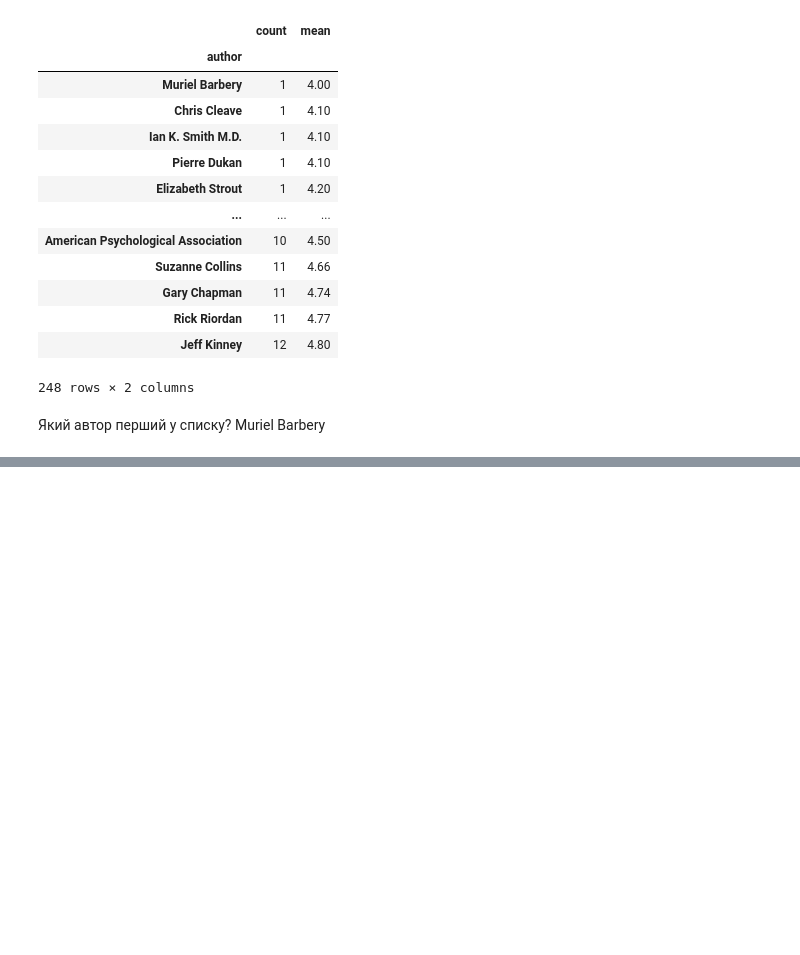
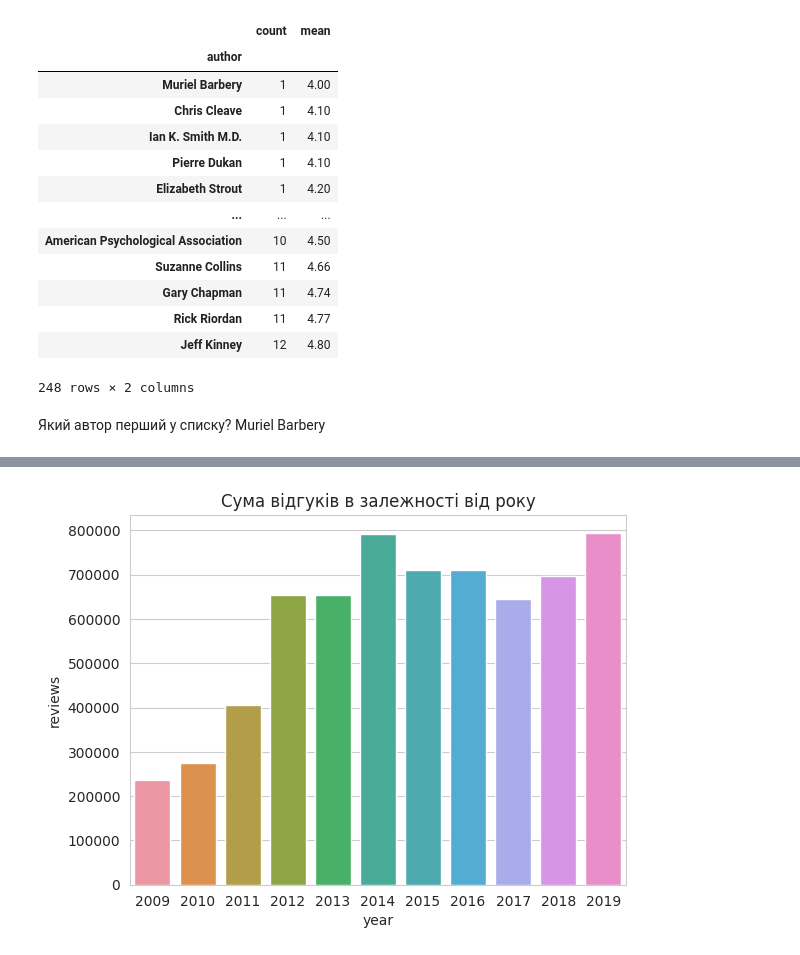
Before and after one commit to OlehVakulchyk/DataScience, a Jupyter notebook: Hw2_3.ipynb, the cells around one changed output, grey strips where cells are left out. Cells and saved outputs as stored; diff of their text form; code cells hidden in the pictures; blank space fills up the shorter version.

```diff
--- a/Hw2_3.ipynb
+++ b/Hw2_3.ipynb
@@ -293,0 +318,7 @@ author_books_and_raiting.sort_values(['count', 'mean'])
+# %%
+year_data = df.groupby('year').agg({'reviews': 'sum'})
+sns.barplot(data=year_data, y='reviews', x=year_data.index)
+plt.title('Сума відгуків в залежності від року')
+plt.show()
+# %% [output]
+[figure, added]
```
Also changed, not shown: parts of 6 cells of this notebook.
